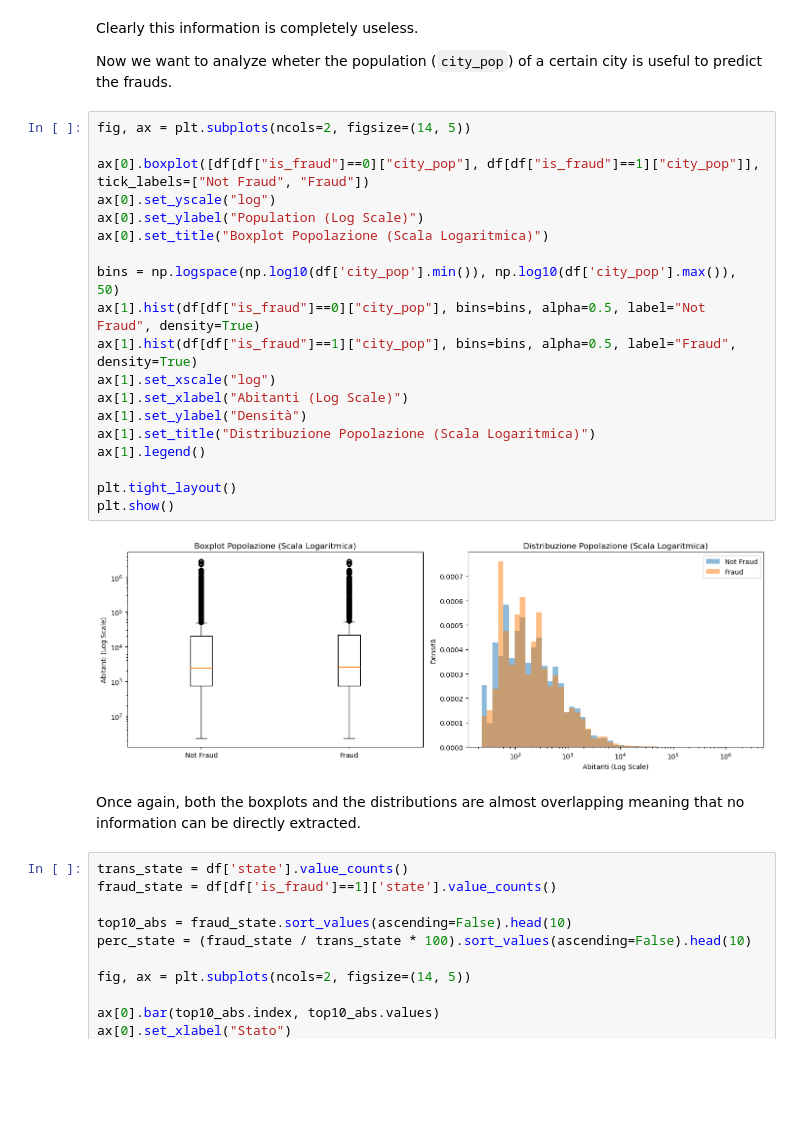
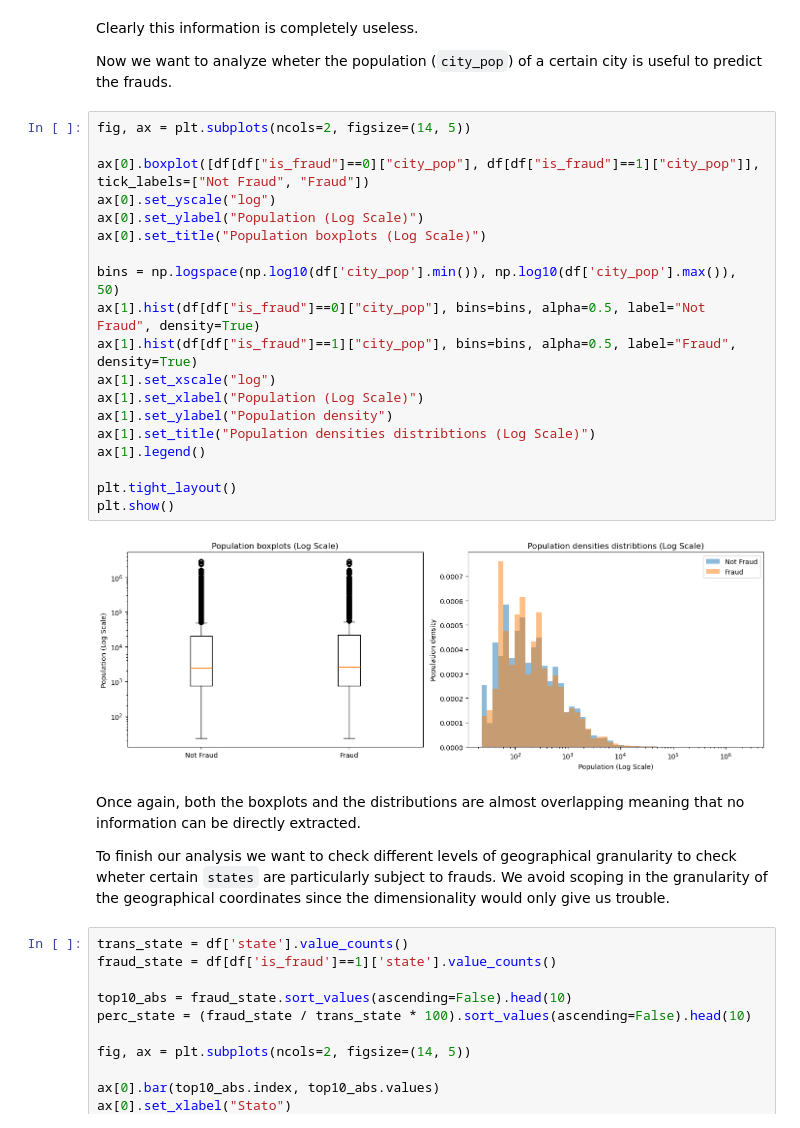
Before and after one commit to giorgiozoccatelli/Fraud-Detection, a Jupyter notebook: creditfraud.ipynb, the cells around one changed output. Saved outputs shown, nothing was run; the diff lists cells and outputs as text; blank space fills up the shorter version.

```diff
--- a/creditfraud.ipynb
+++ b/creditfraud.ipynb
@@ -316,26 +316,28 @@ Now we want to analyze wheter the population (`city_pop`) of a certain city is u
 # %%
 fig, ax = plt.subplots(ncols=2, figsize=(14, 5))
 
 ax[0].boxplot([df[df["is_fraud"]==0]["city_pop"], df[df["is_fraud"]==1]["city_pop"]], tick_labels=["Not Fraud", "Fraud"])
 ax[0].set_yscale("log")
 ax[0].set_ylabel("Population (Log Scale)")
-ax[0].set_title("Boxplot Popolazione (Scala Logaritmica)")
+ax[0].set_title("Population boxplots (Log Scale)")
 
 bins = np.logspace(np.log10(df['city_pop'].min()), np.log10(df['city_pop'].max()), 50)
 ax[1].hist(df[df["is_fraud"]==0]["city_pop"], bins=bins, alpha=0.5, label="Not Fraud", density=True)
 ax[1].hist(df[df["is_fraud"]==1]["city_pop"], bins=bins, alpha=0.5, label="Fraud", density=True)
 ax[1].set_xscale("log")
-ax[1].set_xlabel("Abitanti (Log Scale)")
-ax[1].set_ylabel("Densità")
-ax[1].set_title("Distribuzione Popolazione (Scala Logaritmica)")
+ax[1].set_xlabel("Population (Log Scale)")
+ax[1].set_ylabel("Population density")
+ax[1].set_title("Population densities distribtions (Log Scale)")
 ax[1].legend()
 
 plt.tight_layout()
 plt.show()
 # %% [output]
-[figure, old version]
+[figure, new version]
 # %% [markdown]
 Once again, both the boxplots and the distributions are almost overlapping meaning that no information can be directly extracted.
+
+To finish our analysis we want to check different levels of geographical granularity to check wheter certain `states` are particularly subject to frauds. We avoid scoping in the granularity of the geographical coordinates since the dimensionality would only give us trouble.
 # %%
 trans_state = df['state'].value_counts()
 fraud_state = df[df['is_fraud']==1]['state'].value_counts()
```
Also changed, not shown: parts of 3 cells of this notebook.
